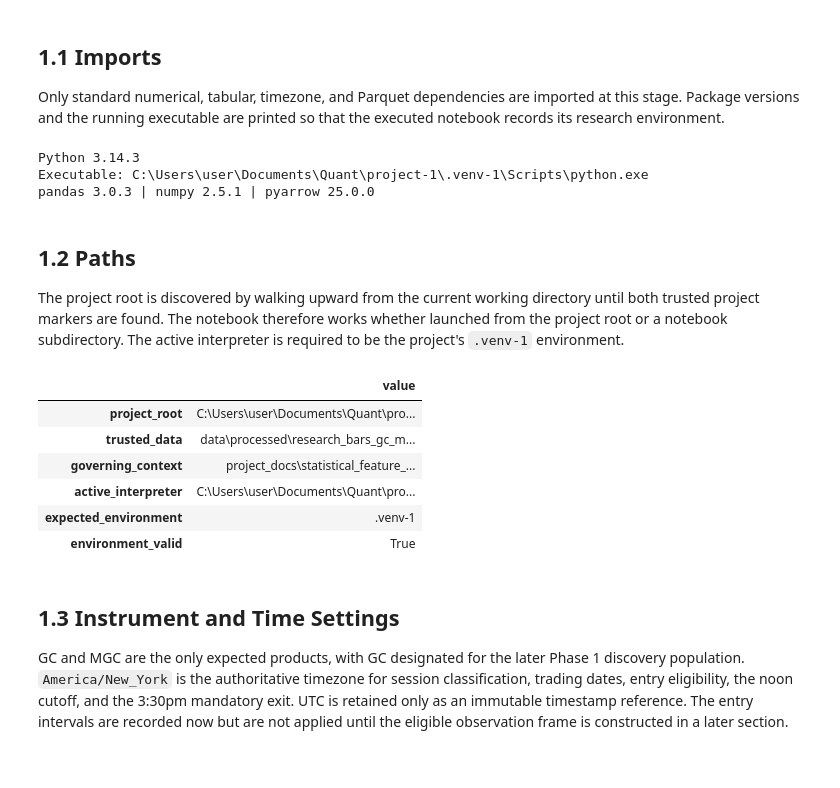
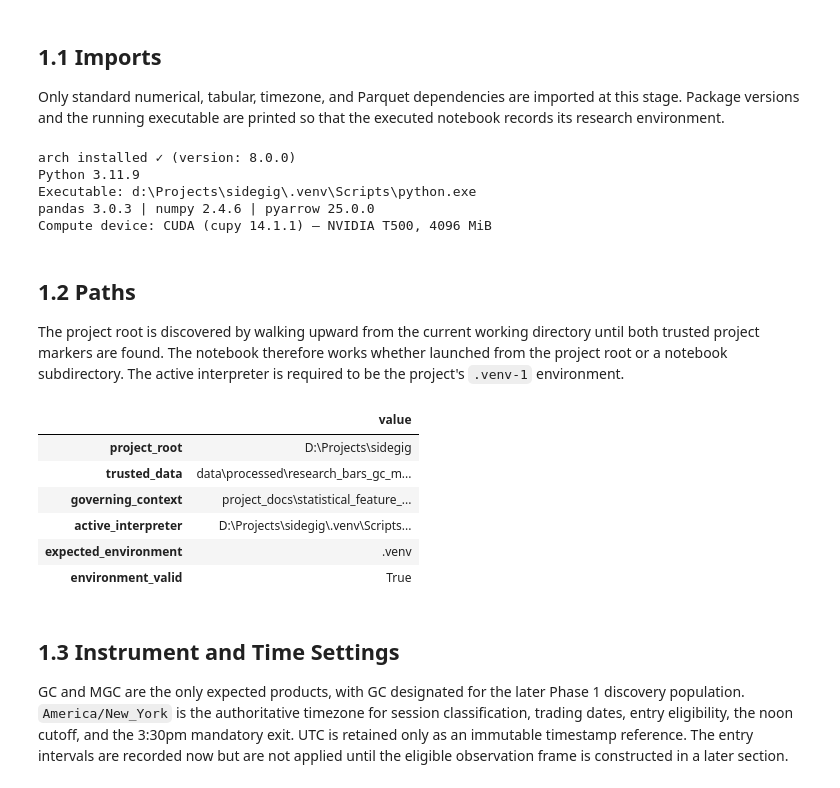
Before and after one commit to Abond1234/GC-1m-OHLCV-QUANTITATIVE-ANALYSIS, a Jupyter notebook: notebooks/exploration/statistical_feature_research.ipynb, the cells around one changed output. Saved outputs shown, nothing was run; the diff lists cells and outputs as text; code cells hidden in the pictures.

```diff
--- a/notebooks/exploration/statistical_feature_research.ipynb
+++ b/notebooks/exploration/statistical_feature_research.ipynb
@@ -26,13 +26,30 @@ import pyarrow as pa
 import pyarrow.parquet as pq
 from IPython.display import display
 
+from arch import arch_model
+
+print(f"arch installed ✓ (version: {__import__('arch').__version__})")
+
+# Ensure project root is in sys.path when running notebook
+_ROOT = Path.cwd().resolve()
+while _ROOT != _ROOT.parent and not (_ROOT / "pyproject.toml").exists():
+    _ROOT = _ROOT.parent
+if str(_ROOT) not in sys.path:
+    sys.path.insert(0, str(_ROOT))
+
+from src.statistical_research.device_utils import device_summary, get_device
+
+DEVICE = get_device()
 print(f"Python {sys.version.split()[0]}")
 print(f"Executable: {sys.executable}")
 print(f"pandas {pd.__version__} | numpy {np.__version__} | pyarrow {pa.__version__}")
+print(f"Compute device: {device_summary()}")
 # %% [output]
-Python 3.14.3
-Executable: C:\Users\user\Documents\Quant\project-1\.venv-1\Scripts\python.exe
-pandas 3.0.3 | numpy 2.5.1 | pyarrow 25.0.0
+arch installed ✓ (version: 8.0.0)
+Python 3.11.9
+Executable: d:\Projects\sidegig\.venv\Scripts\python.exe
+pandas 3.0.3 | numpy 2.4.6 | pyarrow 25.0.0
+Compute device: CUDA (cupy 14.1.1) — NVIDIA T500, 4096 MiB
 # %% [markdown]
 ## 1.2 Paths
 
@@ -51,40 +68,40 @@ def find_project_root(start: Path | None = None) -> Path:
             return candidate
     raise FileNotFoundError("Could not locate the project root from the current working directory.")
 
 
 PROJECT_ROOT = find_project_root()
 DATA_PATH = PROJECT_ROOT / TRUSTED_DATA_RELATIVE_PATH
 CONTEXT_REPORT_PATH = PROJECT_ROOT / CONTEXT_RELATIVE_PATH
 NOTEBOOK_PATH = PROJECT_ROOT / NOTEBOOK_RELATIVE_PATH
-EXPECTED_PYTHON = PROJECT_ROOT / ".venv-1" / "Scripts" / "python.exe"
+EXPECTED_PYTHON = PROJECT_ROOT / ".venv" / "Scripts" / "python.exe"
 
 assert DATA_PATH.is_file(), f"Missing trusted dataset: {DATA_PATH}"
 assert CONTEXT_REPORT_PATH.is_file(), f"Missing governing report: {CONTEXT_REPORT_PATH}"
 assert DATA_PATH.name == "research_bars_gc_mgc_1m.parquet" and DATA_PATH.suffix == ".parquet"
 assert not any(token in DATA_PATH.name.lower() for token in (".dbn", "section6_", "section7_", "poi"))
 assert Path(sys.executable).resolve() == EXPECTED_PYTHON.resolve(), (
     f"Wrong interpreter. Expected {EXPECTED_PYTHON}, received {sys.executable}."
 )
 
 environment_check = pd.Series(
     {
         "project_root": str(PROJECT_ROOT),
         "trusted_data": str(DATA_PATH.relative_to(PROJECT_ROOT)),
         "governing_context": str(CONTEXT_REPORT_PATH.relative_to(PROJECT_ROOT)),
         "active_interpreter": str(Path(sys.executable).resolve()),
-        "expected_environment": ".venv-1",
+        "expected_environment": ".venv",
         "environment_valid": True,
     },
     name="value",
 )
 display(environment_check.to_frame())
 # %% [output]
 |  | value |
-| project_root | C:\Users\user\Documents\Quant\pro... |
+| project_root | D:\Projects\sidegig |
 | trusted_data | data\processed\research_bars_gc_m... |
 | governing_context | project_docs\statistical_feature_... |
-| active_interpreter | C:\Users\user\Documents\Quant\pro... |
-| expected_environment | .venv-1 |
+| active_interpreter | D:\Projects\sidegig\.venv\Scripts... |
+| expected_environment | .venv |
 | environment_valid | True |
 # %% [markdown]
 ## 1.3 Instrument and Time Settings
```
Also changed, not shown: parts of 26 cells of this notebook, 11 other files.
